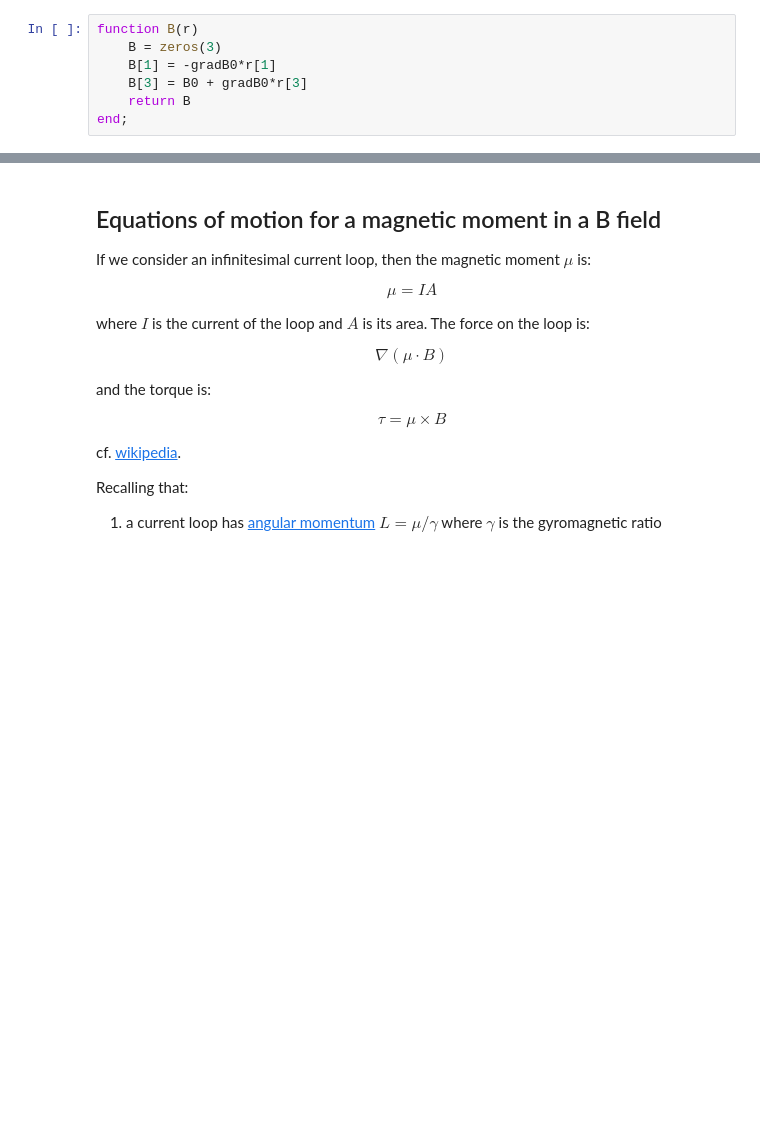
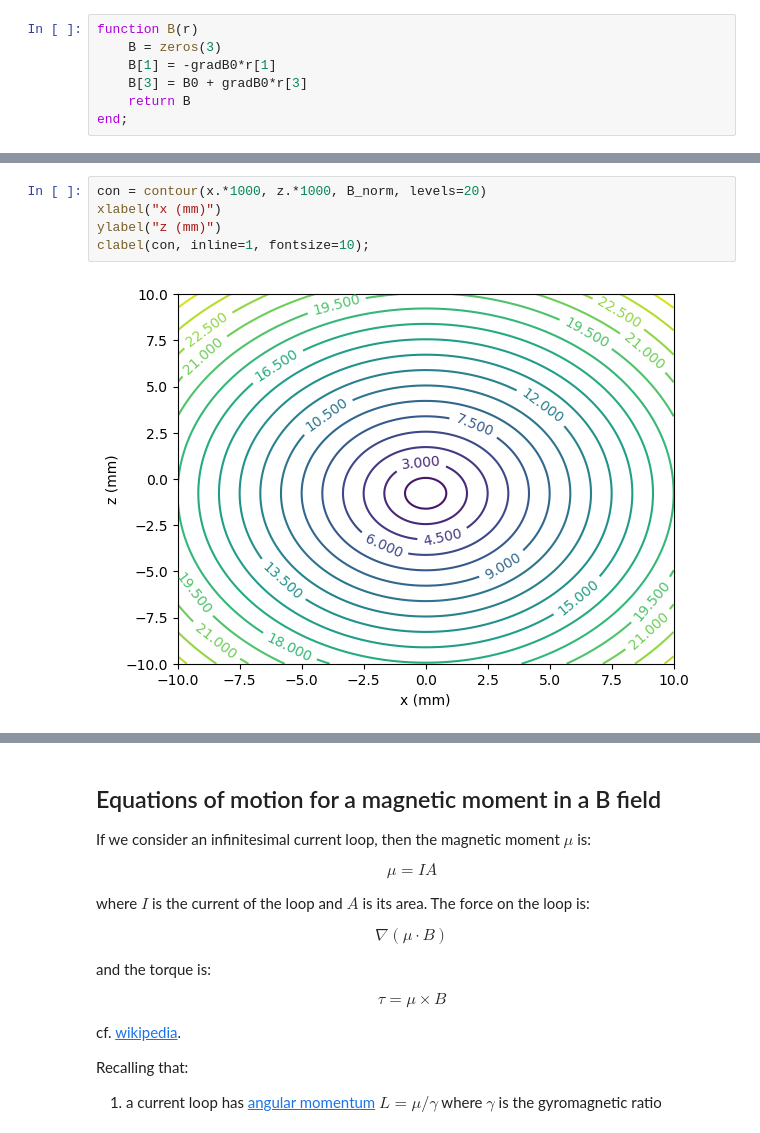
Before and after one commit to mklilley/magnetic-moments, a Jupyter notebook: SG_julia.ipynb, the cells around one changed output, grey strips where cells are left out. Cells and saved outputs as stored; diff of their text form; blank space fills up the shorter version.

```diff
--- a/SG_julia.ipynb
+++ b/SG_julia.ipynb
@@ -90,3 +97,10 @@ clabel(con, inline=1, fontsize=10);
+# %%
+con = contour(x.*1000, z.*1000, B_norm, levels=20)
+xlabel("x (mm)")
+ylabel("z (mm)")
+clabel(con, inline=1, fontsize=10);
+# %% [output]
+[figure, added]
 # %% [markdown]
 This field is very strong! To get a sense of what equipment generates these fields, below are figures taken  from the book `An Introduction to Quantum Physics` by French. This book is referenced in the França paper as a "modern" SG experiment.
 
```
Also changed, not shown: parts of 4 cells of this notebook, 1 other file.
